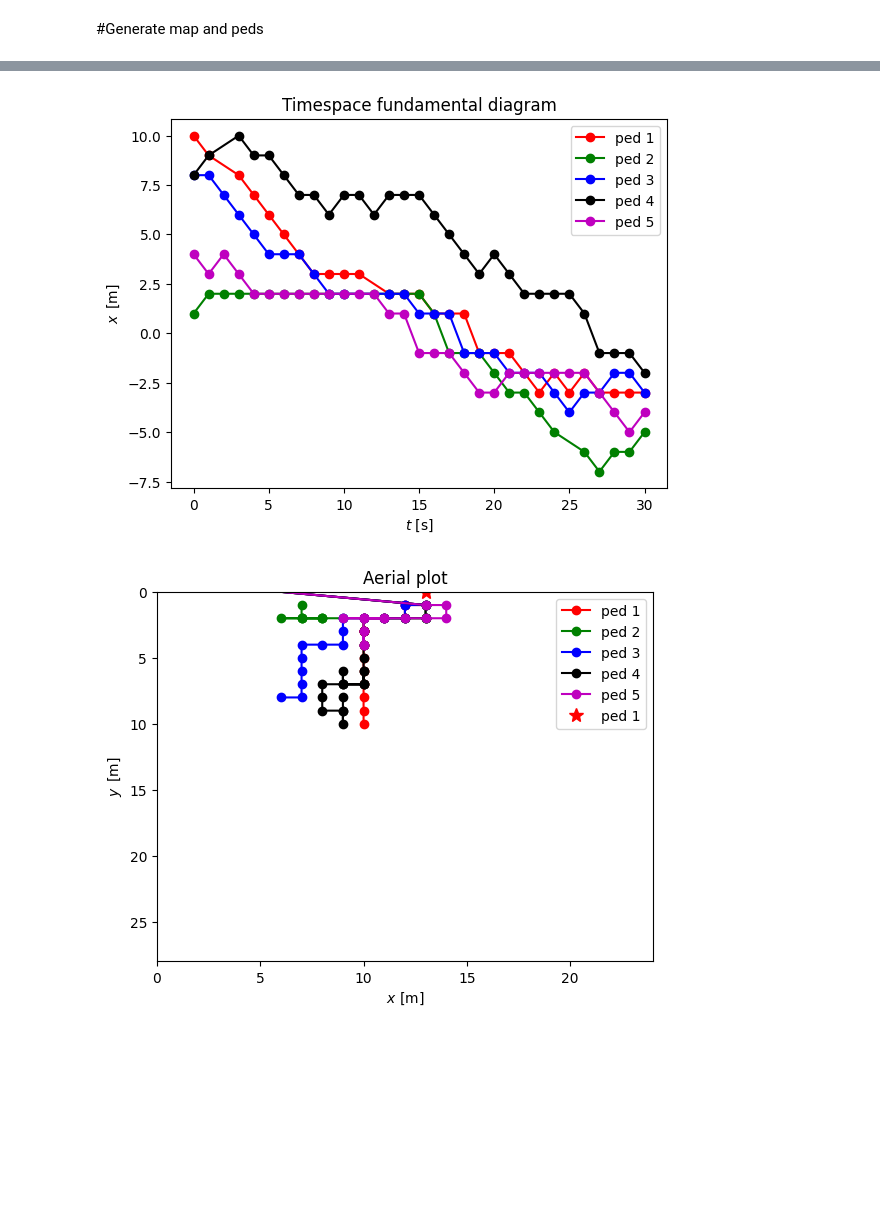
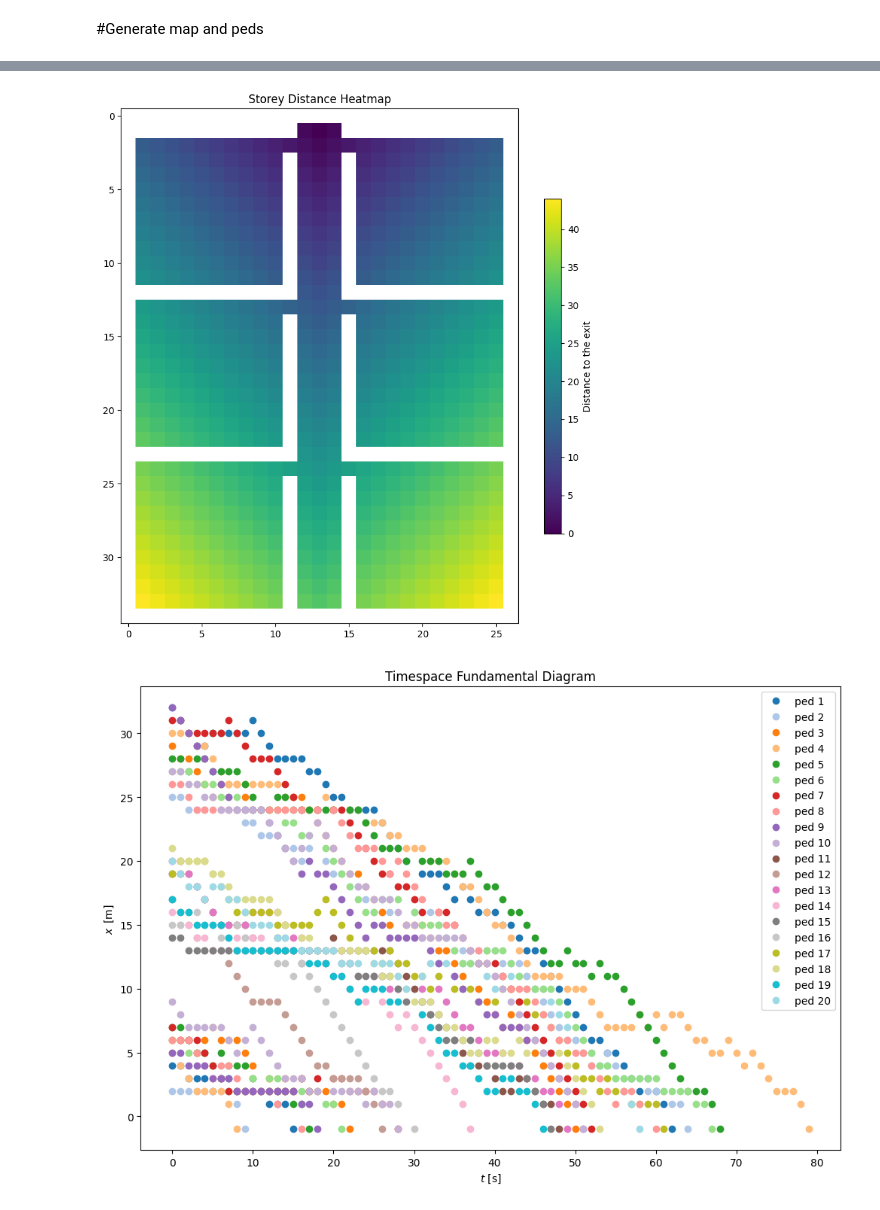
Before and after one commit to matule00/SSI-seminarka-2, a Jupyter notebook: ssi_seminarka_2.ipynb, the cells around one changed output, grey strips where cells are left out. Drawn from its saved outputs; the diff is of its cells as text; code cells hidden in the pictures; blank space fills up the shorter version.

```diff
--- a/ssi_seminarka_2.ipynb
+++ b/ssi_seminarka_2.ipynb
@@ -262,6 +269,3 @@ def show_storey(storey):
     # Show the plot
     plt.title('Storey Distance Heatmap')
     plt.show()
-# %%
-storey = make_storey(2)
-print(storey)
@@ -462,44 +494,16 @@ plt.show()
-# %%
-
-
-#======================#
-#     POSTPROCESSING   #
-#======================#
-
-
-# Timespace fundamental diagram
-plt.figure()
-plt.plot(ped_data.t[0], ped_data.x[0], 'r-o', label = 'ped 1')
-plt.plot(ped_data.t[1], ped_data.x[1], 'g-o', label = 'ped 2')
-plt.plot(ped_data.t[2], ped_data.x[2], 'b-o', label = 'ped 3')
-plt.plot(ped_data.t[3], ped_data.x[3], 'k-o', label = 'ped 4')
-plt.plot(ped_data.t[4], ped_data.x[4], 'm-o', label = 'ped 5')
-plt.title('Timespace fundamental diagram')
-plt.xlabel(r'$t \,\,\mathrm{[s]}$')
-plt.ylabel(r'$x \,\,\, \mathrm{[m]}$')
-#plt.xlim(0, 10)
-#plt.ylim(0, 120)
-plt.legend()
-plt.show()
-
-# Aerial plot
-plt.figure()
-
-plt.plot(ped_data.y[0],ped_data.x[0],  'r-o', label = 'ped 1')
-plt.plot(ped_data.y[1],ped_data.x[1],  'g-o', label = 'ped 2')
-plt.plot(ped_data.y[2],ped_data.x[2],  'b-o', label = 'ped 3')
-plt.plot(ped_data.y[3],ped_data.x[3],  'k-o', label = 'ped 4')
-plt.plot(ped_data.y[4],ped_data.x[4],  'm-o', label = 'ped 5')
-plt.plot( const['attractor_y'],const['attractor_x'], 'r*', label = 'ped 1', markersize=10)
-#plt.gca().invert_yaxis()  # Reverse the direction of the y-axis
-plt.title('Aerial plot')
-plt.xlabel(r'$x \,\,\mathrm{[m]}$')
-plt.ylabel(r'$y \,\,\, \mathrm{[m]}$')
-plt.xlim(0, 24)
-plt.ylim(0, 28)
-plt.legend()
-plt.gca().invert_yaxis()  # Reverse the direction of the y-axis
-plt.show()
-# %% [output]
-[figure, removed]
-[figure, removed]
+# %%
+#======================#
+#     POSTPROCESSING   #
+#======================#
+
+# Show storey
+show_storey(storey)
+
+# Timespace fundamental diagram
+show_fundamental_diagram(ped_data, const)
+
+# Aerial plot
+show_aerial_plot(ped_data, const)
+# %% [output]
+[figure, added]
+[figure, added]
```
Also changed, not shown: parts of 11 cells of this notebook.
